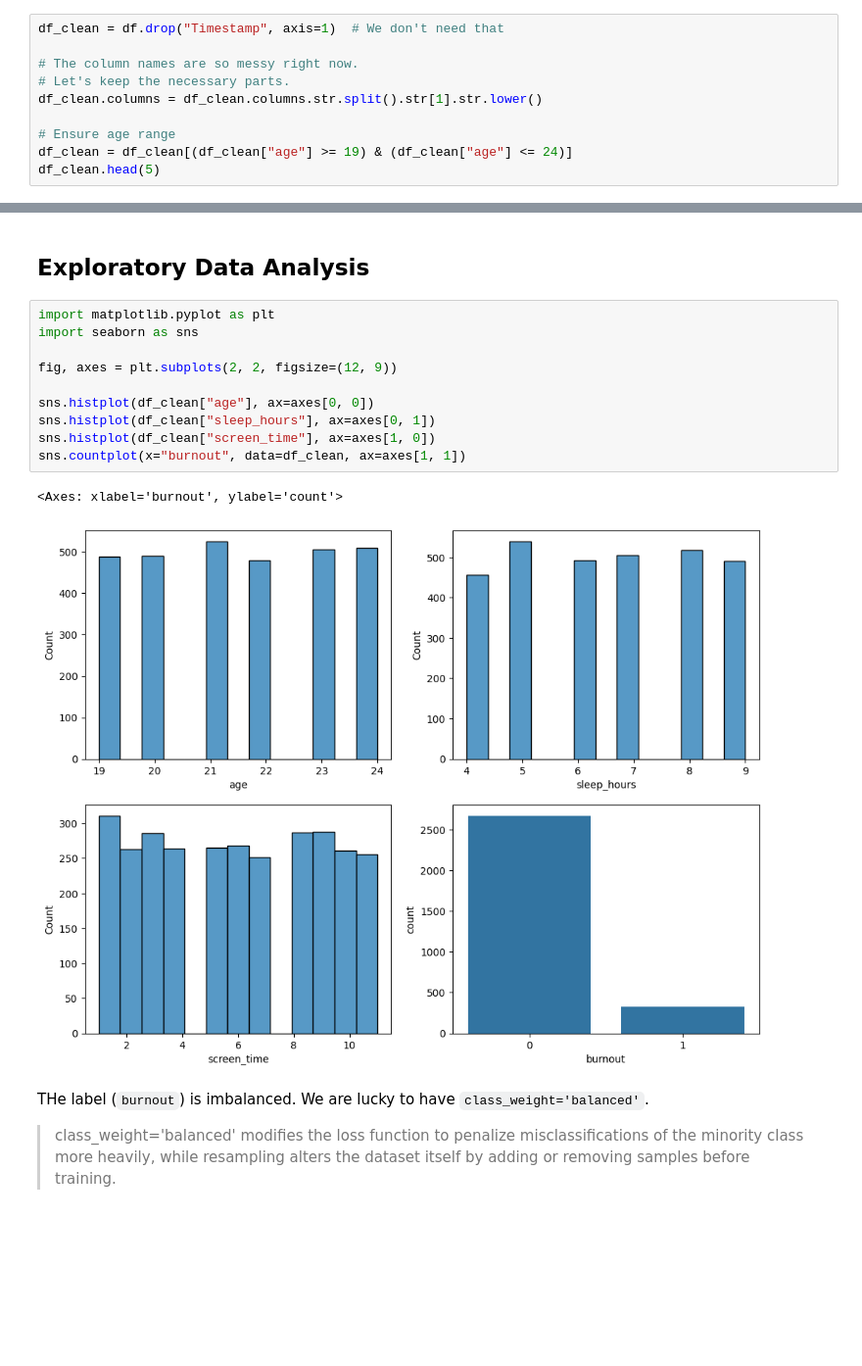
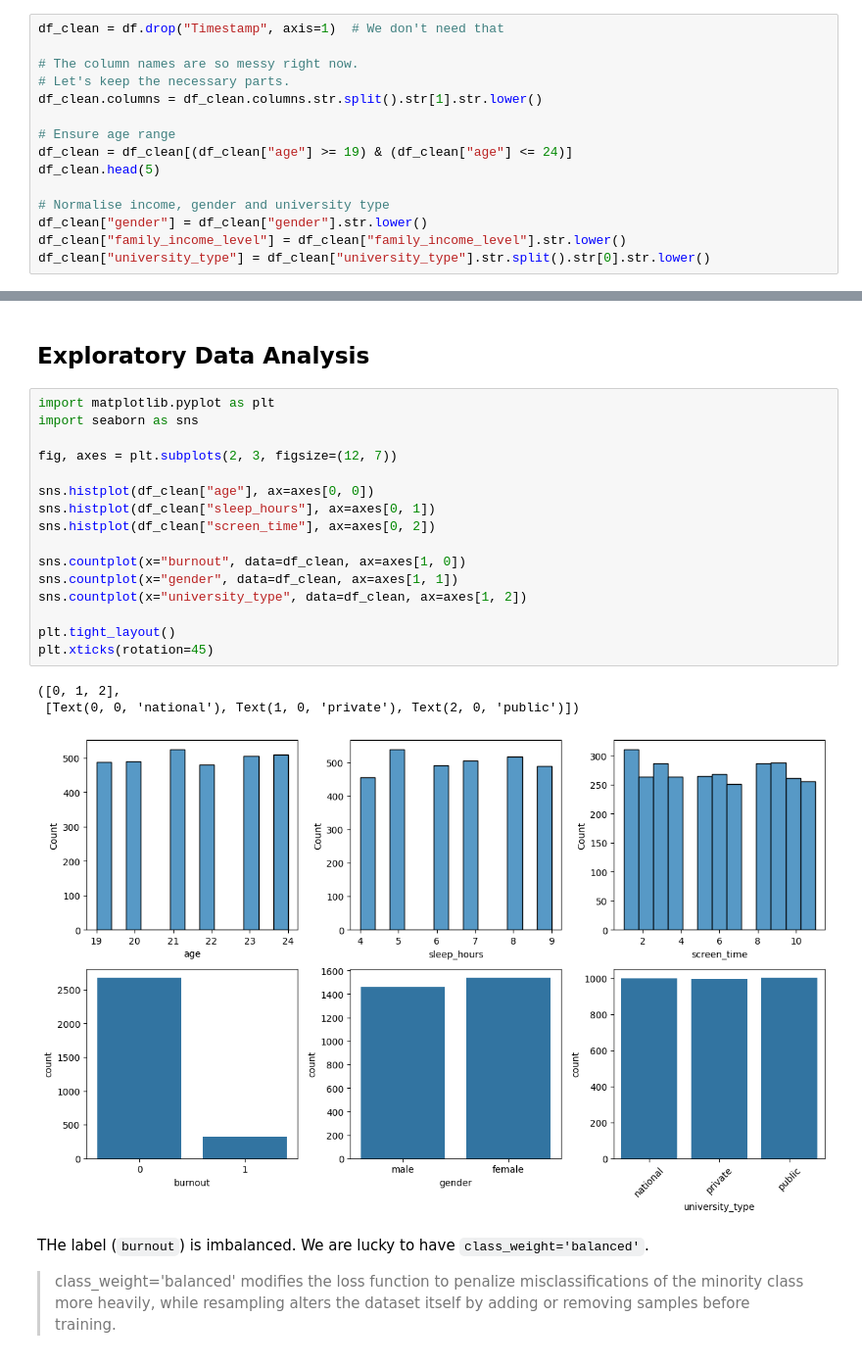
Before and after one commit to speedyk-005/burnout-predict, a Jupyter notebook: notebook.ipynb, the cells around one changed output, grey strips where cells are left out. Shown at 98% size. Saved outputs shown, nothing was run; the diff lists cells and outputs as text; blank space fills up the shorter version.

```diff
--- a/notebook.ipynb
+++ b/notebook.ipynb
@@ -49,3 +49,8 @@ df_clean.columns = df_clean.columns.str.split().str[1].str.lower()
 # Ensure age range
 df_clean = df_clean[(df_clean["age"] >= 19) & (df_clean["age"] <= 24)]
 df_clean.head(5)
+
+# Normalise income, gender and university type
+df_clean["gender"] = df_clean["gender"].str.lower()
+df_clean["family_income_level"] = df_clean["family_income_level"].str.lower()
+df_clean["university_type"] = df_clean["university_type"].str.split().str[0].str.lower()
@@ -104,16 +114,23 @@ dtype: object
 # %%
 import matplotlib.pyplot as plt
 import seaborn as sns
 
-fig, axes = plt.subplots(2, 2, figsize=(12, 9))
+fig, axes = plt.subplots(2, 3, figsize=(12, 7))
 
 sns.histplot(df_clean["age"], ax=axes[0, 0])
 sns.histplot(df_clean["sleep_hours"], ax=axes[0, 1])
-sns.histplot(df_clean["screen_time"], ax=axes[1, 0])
-sns.countplot(x="burnout", data=df_clean, ax=axes[1, 1])
+sns.histplot(df_clean["screen_time"], ax=axes[0, 2])
+
+sns.countplot(x="burnout", data=df_clean, ax=axes[1, 0])
+sns.countplot(x="gender", data=df_clean, ax=axes[1, 1])
+sns.countplot(x="university_type", data=df_clean, ax=axes[1, 2])
+
+plt.tight_layout()
+plt.xticks(rotation=45)
 # %% [output]
-<Axes: xlabel='burnout', ylabel='count'>
+([0, 1, 2],
+ [Text(0, 0, 'national'), Text(1, 0, 'private'), Text(2, 0, 'public')])
-[figure, old version]
+[figure, new version]
 # %% [markdown]
 THe label (`burnout`) is imbalanced. We are lucky to have `class_weight='balanced'`.
 
```
Also changed, not shown: parts of 5 cells of this notebook.
